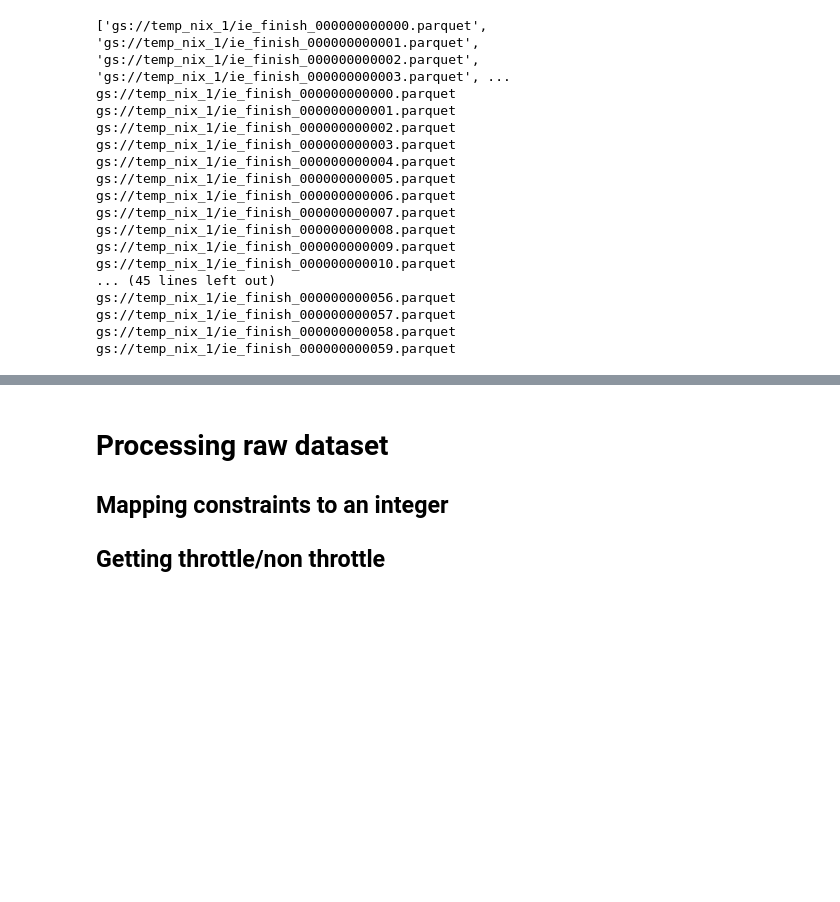
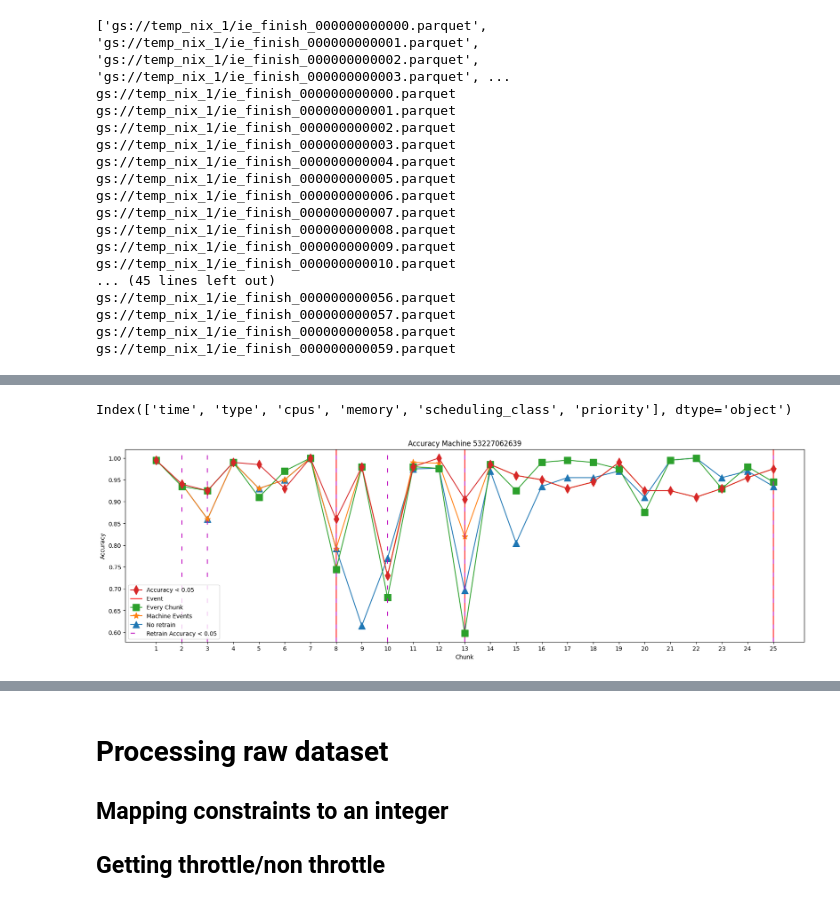
Before and after one commit to rayandrew/anl-cl, a Jupyter notebook: prototypes/preprocess_google.ipynb, the cells around one changed output, grey strips where cells are left out. Drawn from its saved outputs; the diff is of its cells as text; code cells hidden in the pictures; blank space fills up the shorter version.

```diff
--- a/prototypes/preprocess_google.ipynb
+++ b/prototypes/preprocess_google.ipynb
@@ -298,0 +108,4 @@ Number of retrains: 5
+# %%
+print(df_2.columns)
+# %% [output]
+Index(['time', 'type', 'cpus', 'memory', 'scheduling_class', 'priority'], dtype='object')
@@ -299 +164,5 @@ Number of retrains: 5
+# %%
+plot_graph([result_0, result_1, result_2, result_3], ["No retrain", "Machine Events", "Every Chunk", "Accuracy < 0.05"], "Machine 53227062639")
+# %% [output]
+[figure, added]
 # %%
```
Also changed, not shown: parts of 31 cells of this notebook.
